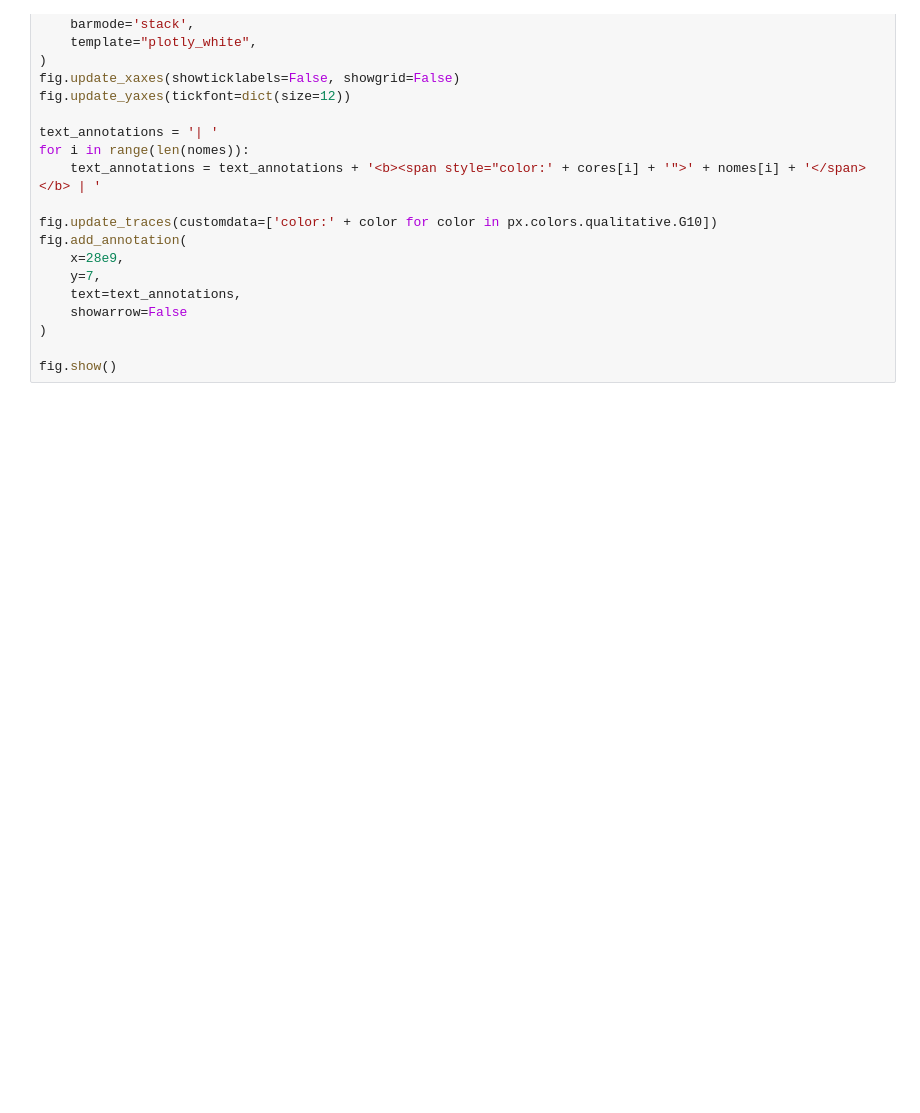
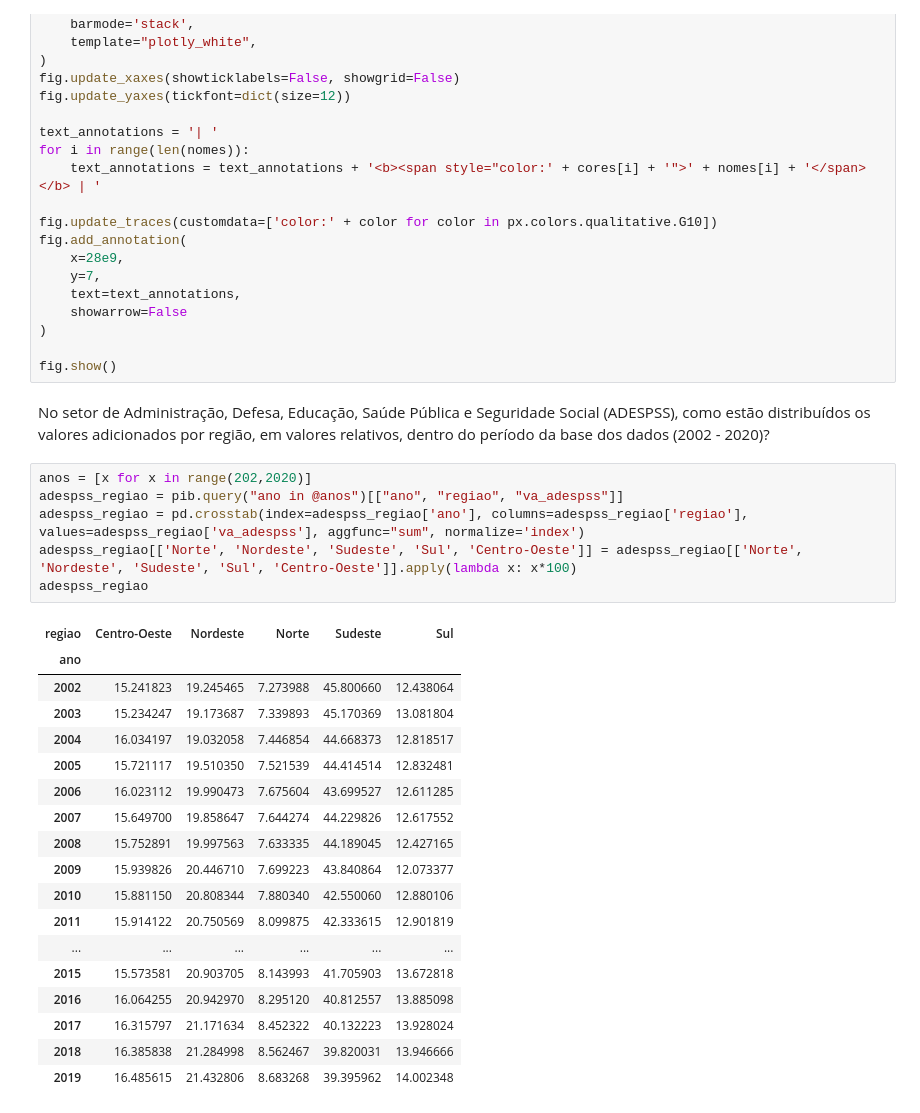
Before and after one commit to ledsouza/dataviz-graficos-composicao-relacionamento, a Jupyter notebook: extra/Plotly_plots.ipynb, the cells around one changed output. Cells and saved outputs as stored; diff of their text form; blank space fills up the shorter version.

```diff
--- a/extra/Plotly_plots.ipynb
+++ b/extra/Plotly_plots.ipynb
@@ -304,3 +304,30 @@ fig.add_annotation(
 )
 
 fig.show()
+# %% [markdown]
+No setor de Administração, Defesa, Educação, Saúde Pública e Seguridade Social (ADESPSS), como estão distribuídos os valores adicionados por região, em valores relativos, dentro do período da base dos dados (2002 - 2020)?
+# %%
+anos = [x for x in range(202,2020)]
+adespss_regiao = pib.query("ano in @anos")[["ano", "regiao", "va_adespss"]]
+adespss_regiao = pd.crosstab(index=adespss_regiao['ano'], columns=adespss_regiao['regiao'], values=adespss_regiao['va_adespss'], aggfunc="sum", normalize='index')
+adespss_regiao[['Norte', 'Nordeste', 'Sudeste', 'Sul', 'Centro-Oeste']] = adespss_regiao[['Norte', 'Nordeste', 'Sudeste', 'Sul', 'Centro-Oeste']].apply(lambda x: x*100)
+adespss_regiao
+# %% [output]
+| regiao | Centro-Oeste | Nordeste | Norte | Sudeste | Sul |
+| ano |  |  |  |  |  |
+| 2002 | 15.241823 | 19.245465 | 7.273988 | 45.800660 | 12.438064 |
+| 2003 | 15.234247 | 19.173687 | 7.339893 | 45.170369 | 13.081804 |
+| 2004 | 16.034197 | 19.032058 | 7.446854 | 44.668373 | 12.818517 |
+| 2005 | 15.721117 | 19.510350 | 7.521539 | 44.414514 | 12.832481 |
+| 2006 | 16.023112 | 19.990473 | 7.675604 | 43.699527 | 12.611285 |
+| 2007 | 15.649700 | 19.858647 | 7.644274 | 44.229826 | 12.617552 |
+| 2008 | 15.752891 | 19.997563 | 7.633335 | 44.189045 | 12.427165 |
+| 2009 | 15.939826 | 20.446710 | 7.699223 | 43.840864 | 12.073377 |
+| 2010 | 15.881150 | 20.808344 | 7.880340 | 42.550060 | 12.880106 |
+| 2011 | 15.914122 | 20.750569 | 8.099875 | 42.333615 | 12.901819 |
+| ... | ... | ... | ... | ... | ... |
+| 2015 | 15.573581 | 20.903705 | 8.143993 | 41.705903 | 13.672818 |
+| 2016 | 16.064255 | 20.942970 | 8.295120 | 40.812557 | 13.885098 |
+| 2017 | 16.315797 | 21.171634 | 8.452322 | 40.132223 | 13.928024 |
+| 2018 | 16.385838 | 21.284998 | 8.562467 | 39.820031 | 13.946666 |
+| 2019 | 16.485615 | 21.432806 | 8.683268 | 39.395962 | 14.002348 |
```
Also changed, not shown: parts of 1 cell of this notebook.
